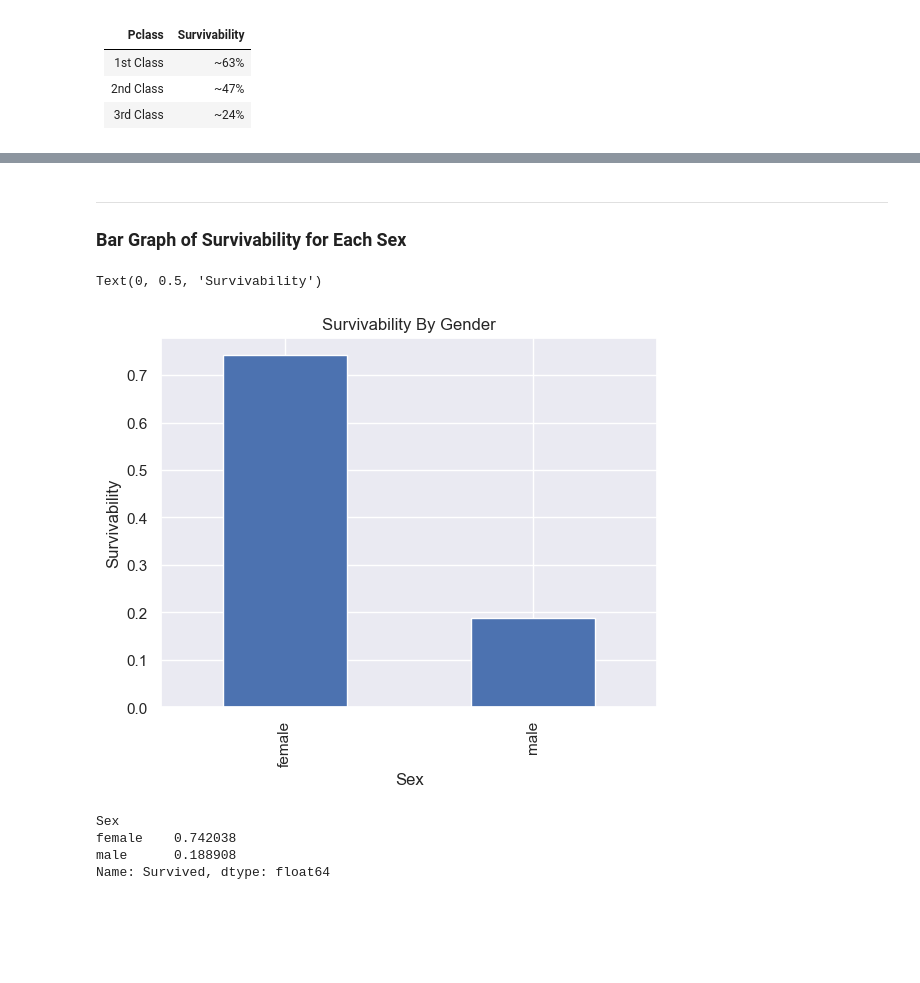
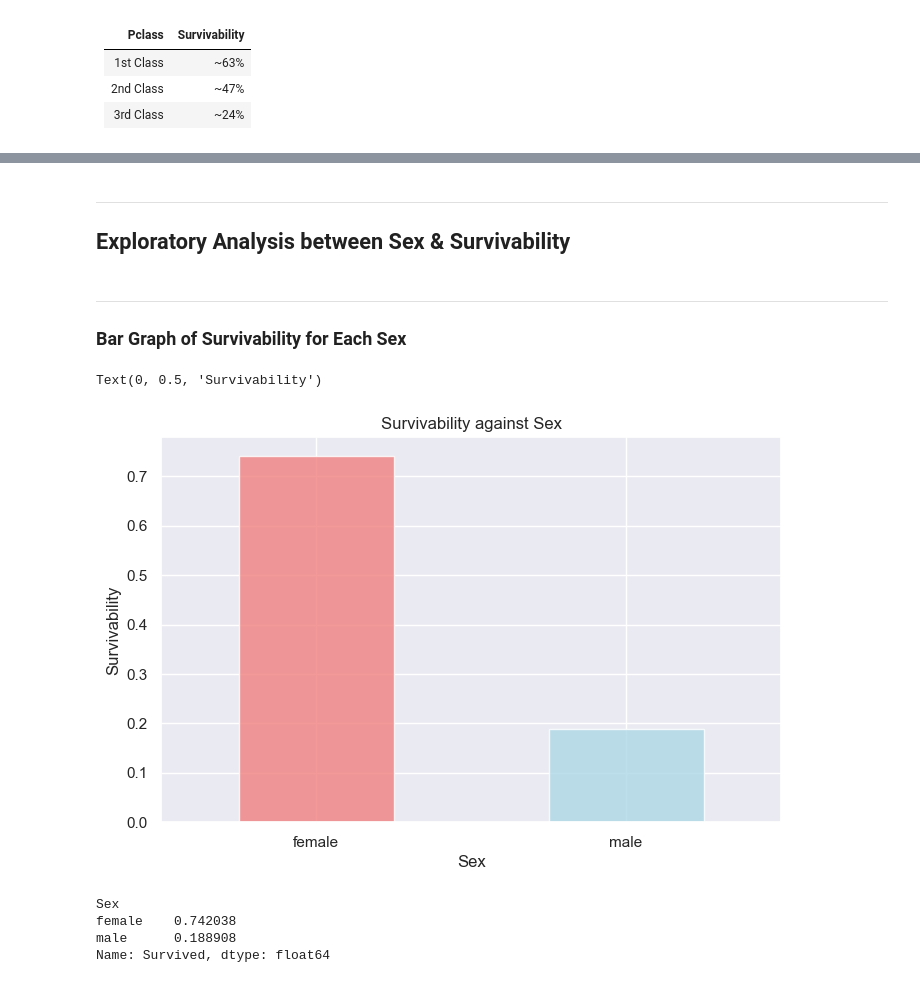
Before and after one commit to HongSon28/IE0005-Mini-Project, a Jupyter notebook: Main.ipynb, the cells around one changed output, grey strips where cells are left out. Saved outputs shown, nothing was run; the diff lists cells and outputs as text; code cells hidden in the pictures; blank space fills up the shorter version.

```diff
--- a/Main.ipynb
+++ b/Main.ipynb
@@ -307,14 +339,23 @@ sb.heatmap(jointFare.corr(), vmin = -1, vmax = 1, annot = True, fmt=".2f")
+# %% [markdown]
+---
+## Exploratory Analysis between Sex & Survivability
 # %% [markdown]
 ---
 ### Bar Graph of Survivability for Each Sex
 # %%
 gender_rate = data.groupby("Sex")["Survived"].mean()
-gender_rate.plot(kind = "bar")
-plt.title("Survivability By Gender")
+ax = gender_rate.plot(
+    kind="bar",
+    color=["lightcoral", "lightblue"],
+    alpha=0.8,
+    figsize=(8, 5),
+    rot=0
+)
+plt.title("Survivability against Sex")
 plt.ylabel('Survivability')
 # %% [output]
 Text(0, 0.5, 'Survivability')
-[figure, old version]
+[figure, new version]
 # %%
 print(gender_rate)
 # %% [output]
```
Also changed, not shown: parts of 57 cells of this notebook, 5 other files.
